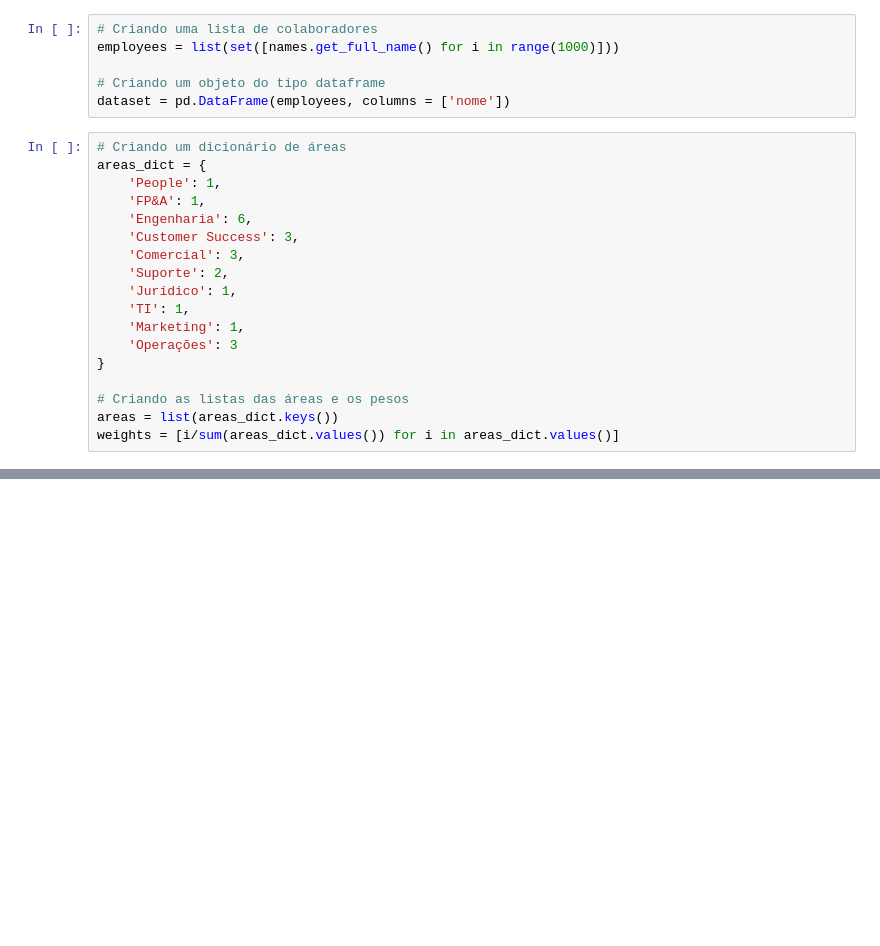
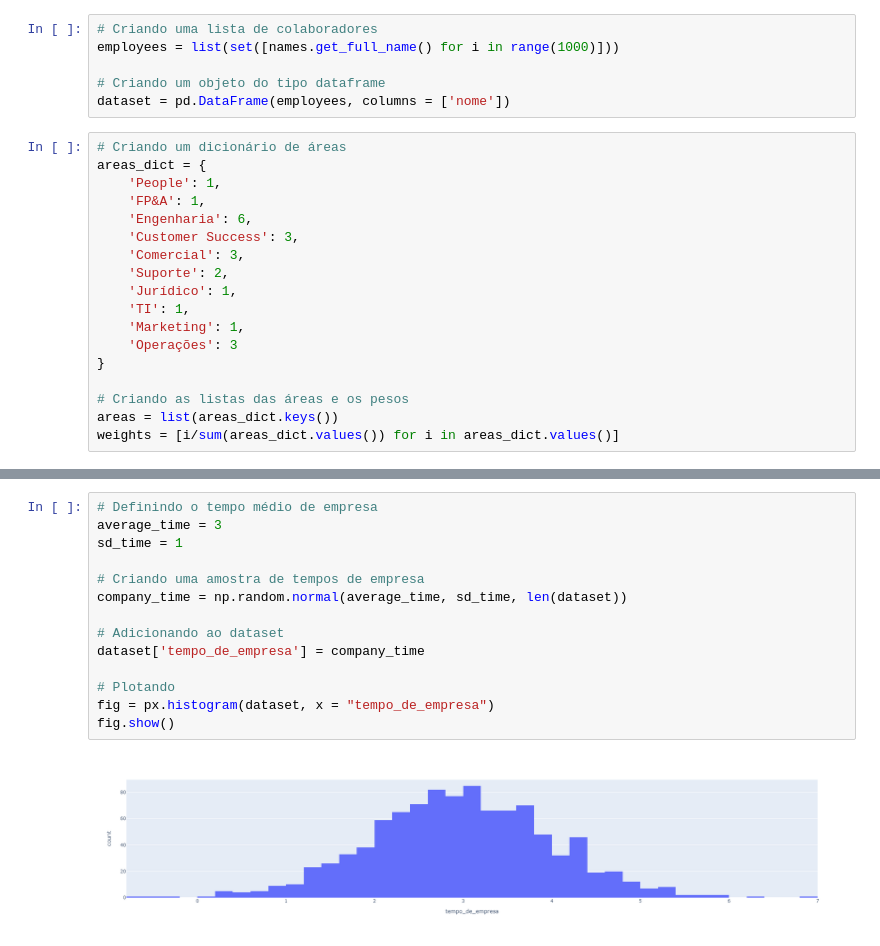
Before and after one commit to higor-gomes93/ona_research, a Jupyter notebook: dataset_generator.ipynb, the cells around one changed output, grey strips where cells are left out. Saved outputs shown, nothing was run; the diff lists cells and outputs as text; blank space fills up the shorter version.

```diff
--- a/dataset_generator.ipynb
+++ b/dataset_generator.ipynb
@@ -52,0 +45,16 @@ dataset
+# %%
+# Definindo o tempo médio de empresa
+average_time = 3
+sd_time = 1
+
+# Criando uma amostra de tempos de empresa
+company_time = np.random.normal(average_time, sd_time, len(dataset))
+
+# Adicionando ao dataset
+dataset['tempo_de_empresa'] = company_time
+
+# Plotando
+fig = px.histogram(dataset, x = "tempo_de_empresa")
+fig.show()
+# %% [output]
+[figure, added]
```
Also changed, not shown: parts of 3 cells of this notebook.
